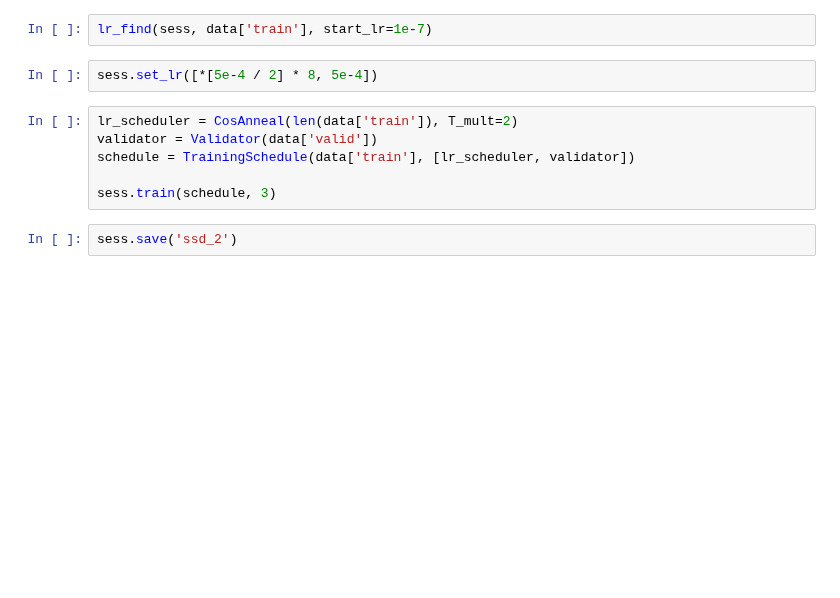
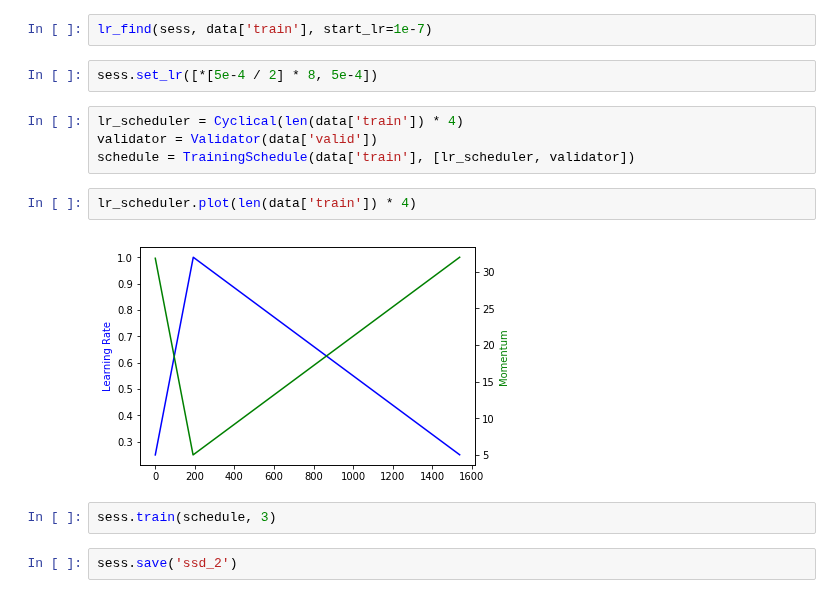
Before and after one commit to deepditch/deep.lib, a Jupyter notebook: RoadDamageSSD.ipynb, the cells around one changed output. Drawn from its saved outputs; the diff is of its cells as text; blank space fills up the shorter version.

Commit message:
Circular Learning Rate Schedule

```diff
--- a/RoadDamageSSD.ipynb
+++ b/RoadDamageSSD.ipynb
@@ -613,11 +596,15 @@ lr_find(sess, data['train'], start_lr=1e-7)
 # %%
 sess.set_lr([*[5e-4 / 2] * 8, 5e-4])
 # %%
-lr_scheduler = CosAnneal(len(data['train']), T_mult=2)
+lr_scheduler = Cyclical(len(data['train']) * 4)
 validator = Validator(data['valid'])
 schedule = TrainingSchedule(data['train'], [lr_scheduler, validator])
-
-sess.train(schedule, 3)
+# %%
+lr_scheduler.plot(len(data['train']) * 4)
+# %% [output]
+[figure, added]
+# %%
+sess.train(schedule, 3)
 # %%
 sess.save('ssd_2')
 # %%
```
Also changed, not shown: parts of 9 cells of this notebook, 4 other files.
